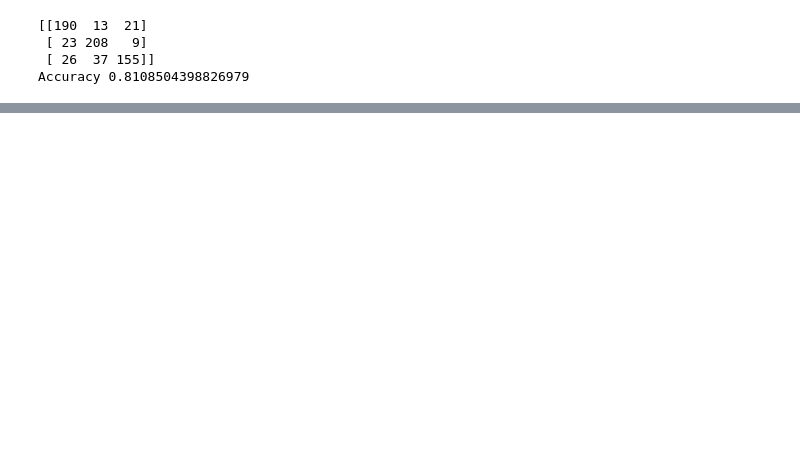
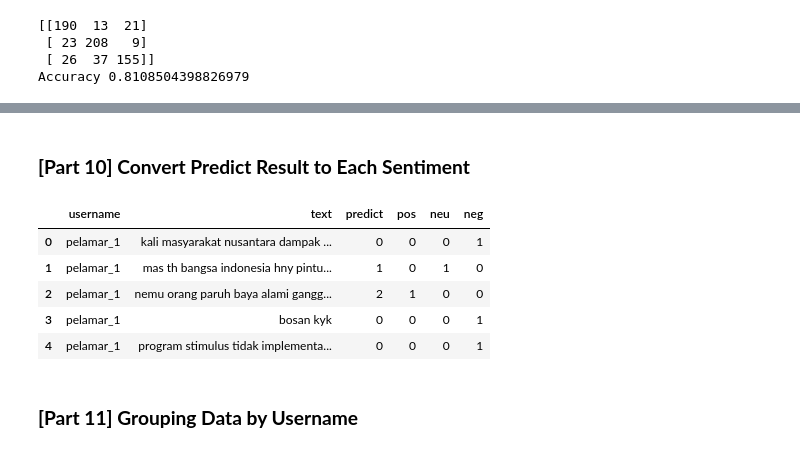
Before and after one commit to farhanalfaa/twitter-sentiment-analysis, a Jupyter notebook: program/[Part_5]_Predict_Output.ipynb, the cells around one changed output, grey strips where cells are left out. Saved outputs shown, nothing was run; the diff lists cells and outputs as text; code cells hidden in the pictures; blank space fills up the shorter version.

```diff
--- a/program/[Part_5]_Predict_Output.ipynb
+++ b/program/[Part_5]_Predict_Output.ipynb
@@ -467,7 +92,8 @@ pred_df = pd.DataFrame(data=y_pred)
 # %%
 y_pred = pred_df.values.argmax(1)
 # %%
-predict            = pd.DataFrame(columns=['text'] + ['label'] + ['predict'])
+predict            = pd.DataFrame(columns=['username'] + ['text'] + ['label'] + ['predict'])
+predict['username']= test['username']
 predict['text']    = test['text']
 predict['label']   = y_test
 predict['predict'] = y_pred
@@ -490,0 +133,2 @@ files.download('predict.xlsx')
+# %%
+result = predict[['username', 'text', 'predict']]
@@ -490,0 +144,35 @@ files.download('predict.xlsx')
+# %% [markdown]
+### **[Part 10] Convert Predict Result to Each Sentiment**
+# %%
+pos = []
+neg = []
+neu = []
+
+for i in result['predict']:
+  if i == 0:
+    pos.append(0)
+    neu.append(0)
+    neg.append(1)
+  elif i == 1:
+    pos.append(0)
+    neu.append(1)
+    neg.append(0)
+  elif i == 2:
+    pos.append(1)
+    neu.append(0)
+    neg.append(0)
+# %%
+result['pos']= pos
+result['neu']= neu
+result['neg']= neg
+# %%
+result.head()
+# %% [output]
+|  | username | text | predict | pos | neu | neg |
+| 0 | pelamar_1 | kali masyarakat nusantara dampak ... | 0 | 0 | 0 | 1 |
+| 1 | pelamar_1 | mas th bangsa indonesia hny pintu... | 1 | 0 | 1 | 0 |
+| 2 | pelamar_1 | nemu orang paruh baya alami gangg... | 2 | 1 | 0 | 0 |
+| 3 | pelamar_1 | bosan kyk | 0 | 0 | 0 | 1 |
+| 4 | pelamar_1 | program stimulus tidak implementa... | 0 | 0 | 0 | 1 |
+# %% [markdown]
+### **[Part 11] Grouping Data by Username**
```
Also changed, not shown: parts of 72 cells of this notebook.
